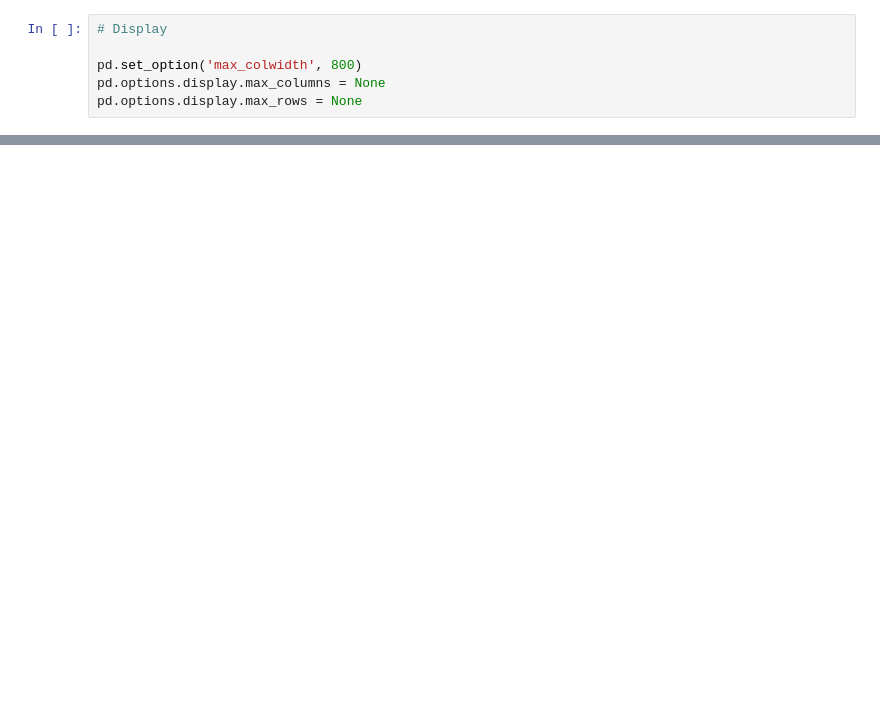
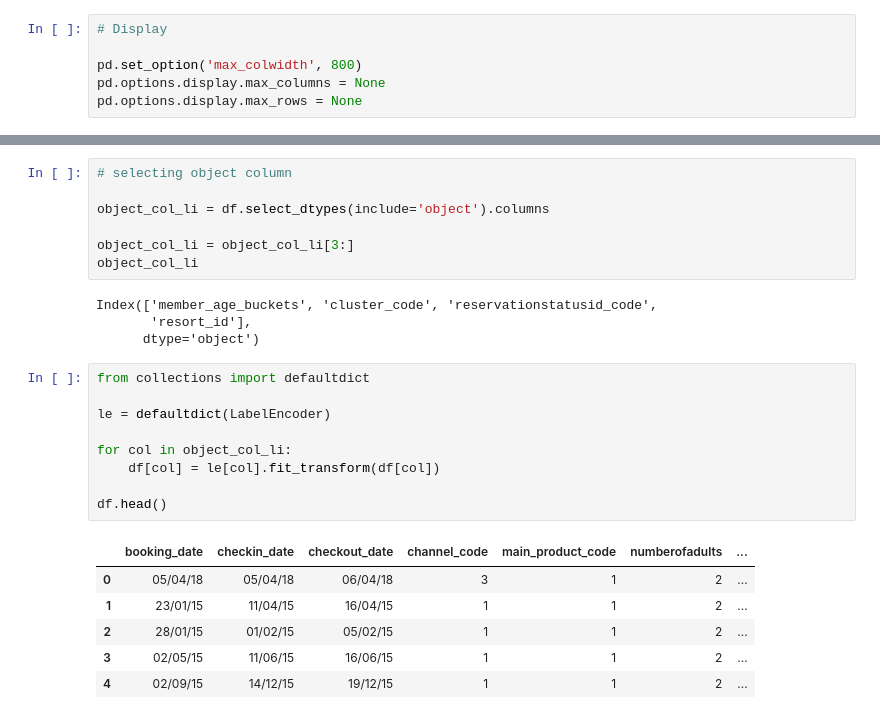
Before and after one commit to dirtScraper/AV_spend_pred_club_mahindra, a Jupyter notebook: Model.ipynb, the cells around one changed output, grey strips where cells are left out. Drawn from its saved outputs; the diff is of its cells as text; blank space fills up the shorter version.

```diff
--- a/Model.ipynb
+++ b/Model.ipynb
@@ -36,0 +37,27 @@ df = df.drop(['reservation_id','booking_data','checkin_date','checkout_date'])
+# %%
+# selecting object column
+
+object_col_li = df.select_dtypes(include='object').columns
+
+object_col_li = object_col_li[3:]
+object_col_li
+# %% [output]
+Index(['member_age_buckets', 'cluster_code', 'reservationstatusid_code',
+       'resort_id'],
+      dtype='object')
+# %%
+from collections import defaultdict
+
+le = defaultdict(LabelEncoder)
+
+for col in object_col_li:
+    df[col] = le[col].fit_transform(df[col])
+
+df.head()
+# %% [output]
+|  | booking_date | checkin_date | checkout_date | channel_code | main_product_code | numberofadults | ... |
+| 0 | 05/04/18 | 05/04/18 | 06/04/18 | 3 | 1 | 2 | ... |
+| 1 | 23/01/15 | 11/04/15 | 16/04/15 | 1 | 1 | 2 | ... |
+| 2 | 28/01/15 | 01/02/15 | 05/02/15 | 1 | 1 | 2 | ... |
+| 3 | 02/05/15 | 11/06/15 | 16/06/15 | 1 | 1 | 2 | ... |
+| 4 | 02/09/15 | 14/12/15 | 19/12/15 | 1 | 1 | 2 | ... |
```
Also changed, not shown: parts of 103 cells of this notebook, 1 other file.
